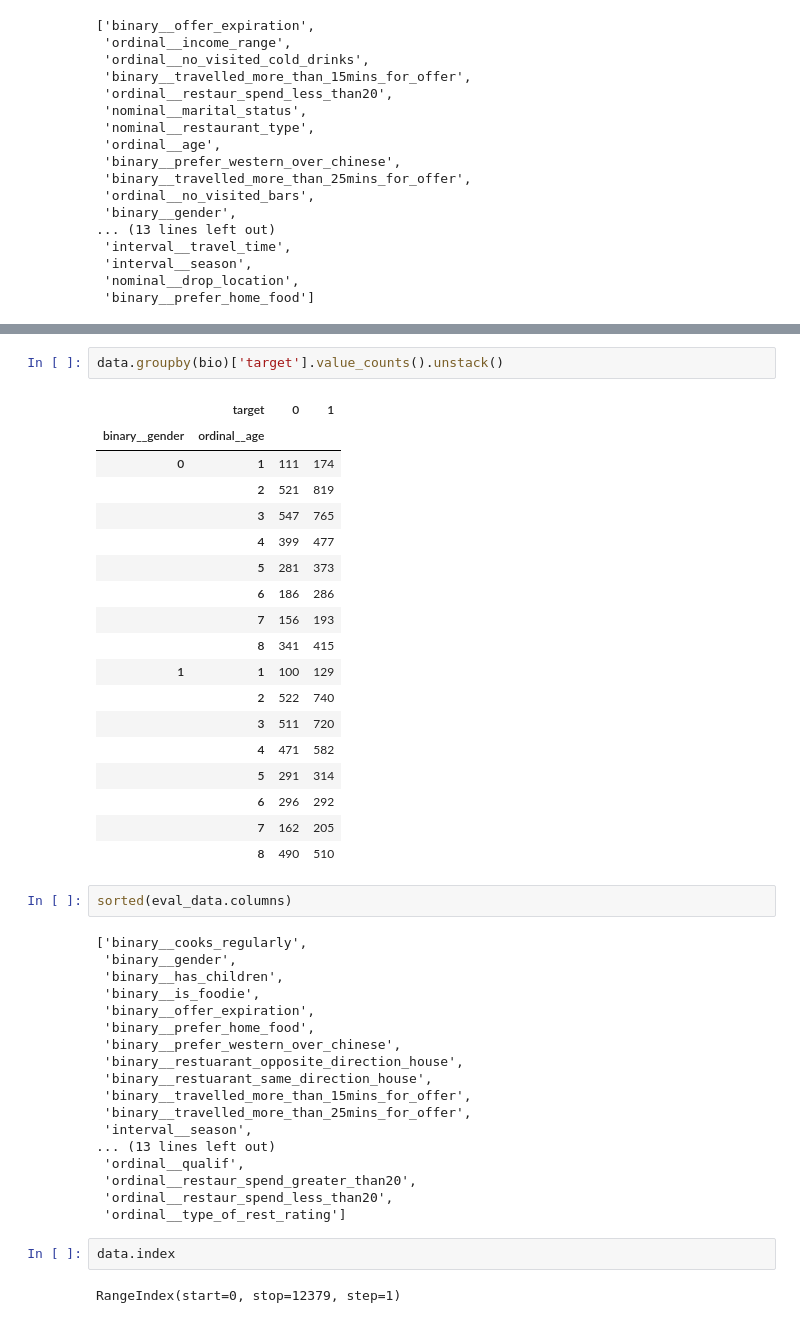
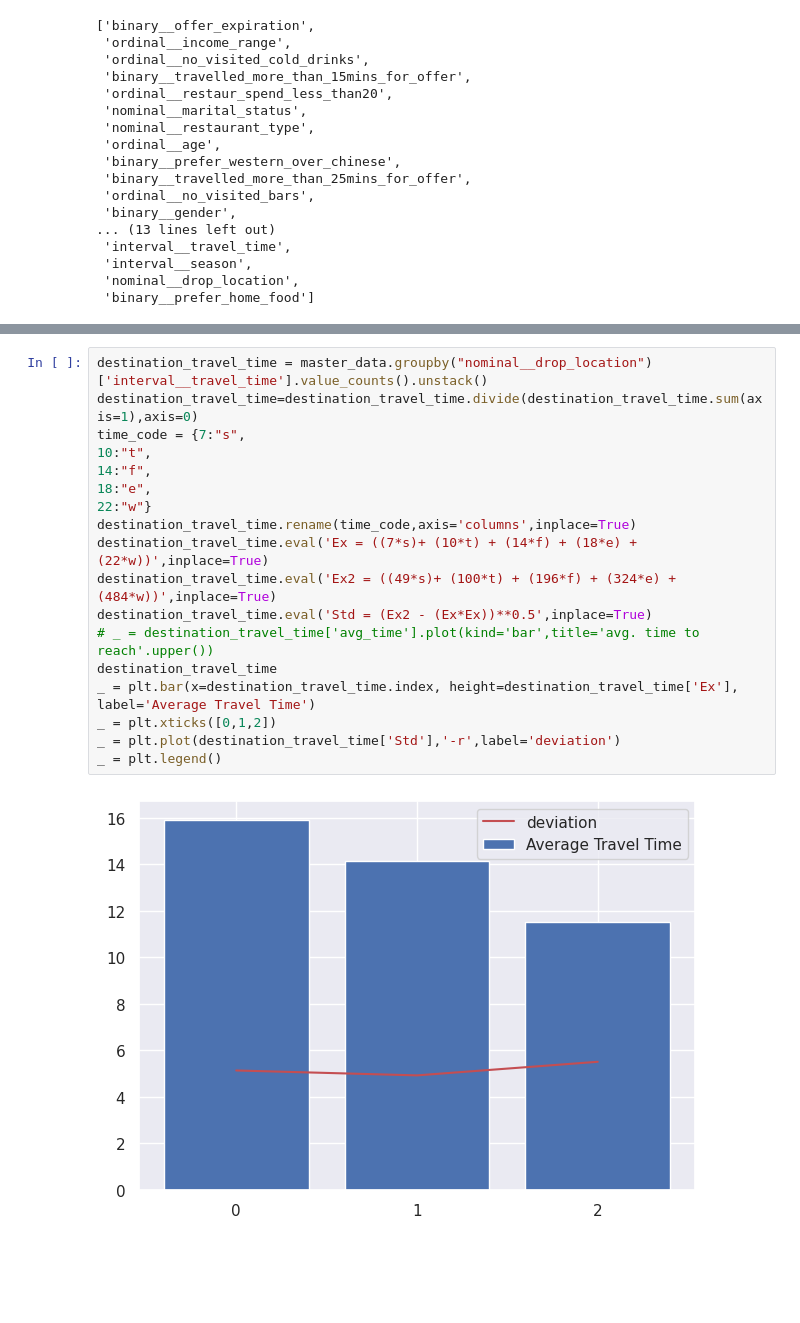
Before and after one commit to risan-raja/msiit, a Jupyter notebook: risan-raja-marketing-strategy-submission-sep-2022.ipynb, the cells around one changed output, grey strips where cells are left out. Drawn from its saved outputs; the diff is of its cells as text; blank space fills up the shorter version.

```diff
--- a/risan-raja-marketing-strategy-submission-sep-2022.ipynb
+++ b/risan-raja-marketing-strategy-submission-sep-2022.ipynb
@@ -773,45 +830,20 @@ male.plot(kind='bar',stacked=True)
-# %%
-data.groupby(bio)['target'].value_counts().unstack()
-# %% [output]
-|  | target | 0 | 1 |
-| binary__gender | ordinal__age |  |  |
-| 0 | 1 | 111 | 174 |
-|  | 2 | 521 | 819 |
-|  | 3 | 547 | 765 |
-|  | 4 | 399 | 477 |
-|  | 5 | 281 | 373 |
-|  | 6 | 186 | 286 |
-|  | 7 | 156 | 193 |
-|  | 8 | 341 | 415 |
-| 1 | 1 | 100 | 129 |
-|  | 2 | 522 | 740 |
-|  | 3 | 511 | 720 |
-|  | 4 | 471 | 582 |
-|  | 5 | 291 | 314 |
-|  | 6 | 296 | 292 |
-|  | 7 | 162 | 205 |
-|  | 8 | 490 | 510 |
-# %%
-sorted(eval_data.columns)
-# %% [output]
-['binary__cooks_regularly',
- 'binary__gender',
- 'binary__has_children',
- 'binary__is_foodie',
- 'binary__offer_expiration',
- 'binary__prefer_home_food',
- 'binary__prefer_western_over_chinese',
- 'binary__restuarant_opposite_direction_house',
- 'binary__restuarant_same_direction_house',
- 'binary__travelled_more_than_15mins_for_offer',
- 'binary__travelled_more_than_25mins_for_offer',
- 'interval__season',
-... (13 lines left out)
- 'ordinal__qualif',
- 'ordinal__restaur_spend_greater_than20',
- 'ordinal__restaur_spend_less_than20',
- 'ordinal__type_of_rest_rating']
-# %%
-data.index
-# %% [output]
-RangeIndex(start=0, stop=12379, step=1)
+# %%
+destination_travel_time = master_data.groupby("nominal__drop_location")['interval__travel_time'].value_counts().unstack()
+destination_travel_time=destination_travel_time.divide(destination_travel_time.sum(axis=1),axis=0)
+time_code = {7:"s",
+10:"t",
+14:"f",
+18:"e",
+22:"w"}
+destination_travel_time.rename(time_code,axis='columns',inplace=True)
+destination_travel_time.eval('Ex = ((7*s)+ (10*t) + (14*f) + (18*e) + (22*w))',inplace=True)
+destination_travel_time.eval('Ex2 = ((49*s)+ (100*t) + (196*f) + (324*e) + (484*w))',inplace=True)
+destination_travel_time.eval('Std = (Ex2 - (Ex*Ex))**0.5',inplace=True)
+# _ = destination_travel_time['avg_time'].plot(kind='bar',title='avg. time to reach'.upper())
+destination_travel_time
+_ = plt.bar(x=destination_travel_time.index, height=destination_travel_time['Ex'], label='Average Travel Time')
+_ = plt.xticks([0,1,2])
+_ = plt.plot(destination_travel_time['Std'],'-r',label='deviation')
+_ = plt.legend()
+# %% [output]
+[figure, added]
```
Also changed, not shown: parts of 8 cells of this notebook, 2 other files.
